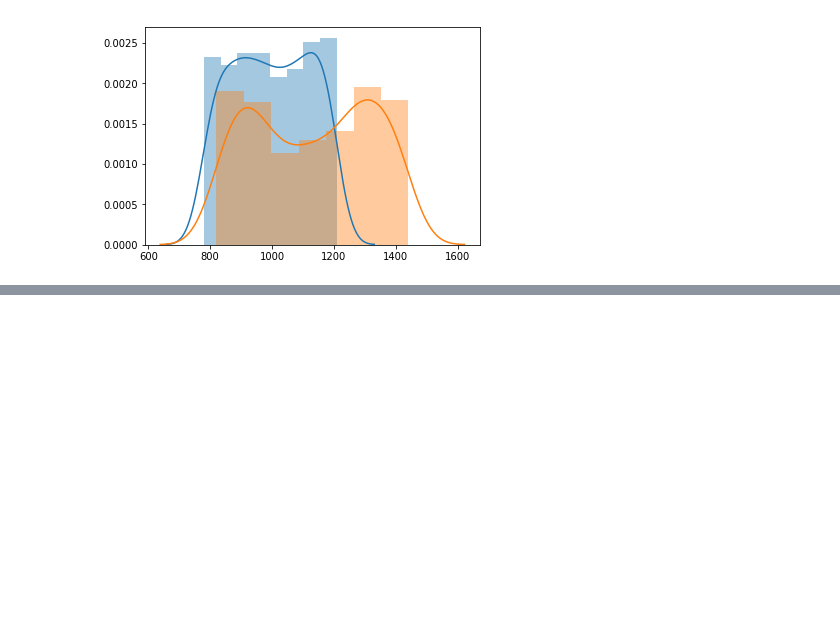
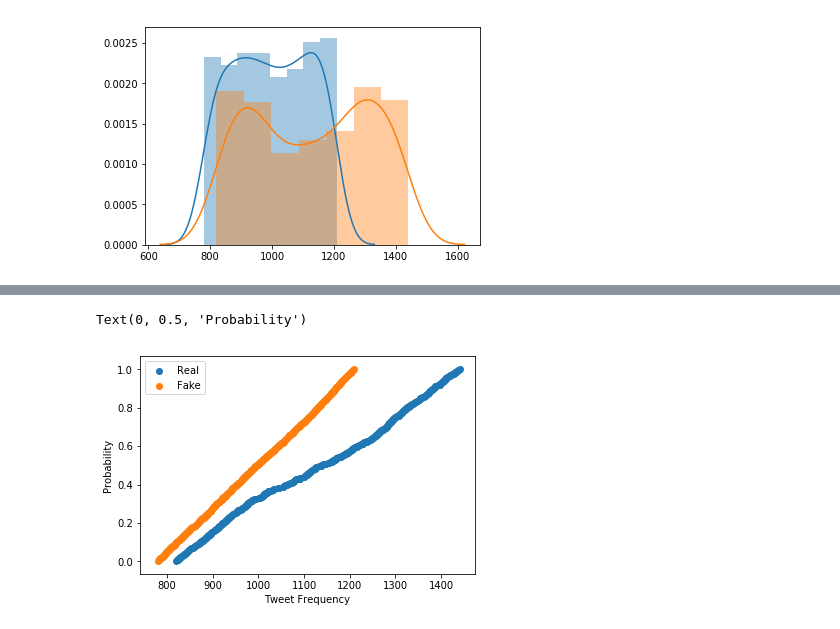
Before and after one commit to henmja/Detecting-Fake-News-and-Rumors-in-Twitter-Using-Deep-Neural-Networks, a Jupyter notebook: Plot.ipynb, the cells around one changed output, grey strips where cells are left out. Drawn from its saved outputs; the diff is of its cells as text; code cells hidden in the pictures; blank space fills up the shorter version.

```diff
--- a/Plot.ipynb
+++ b/Plot.ipynb
@@ -174,0 +203,27 @@ sns.distplot(y)
+# %%
+#CDF
+import numpy as np
+import pandas as pd
+import seaborn as sns
+import matplotlib.pyplot as plt
+
+realTemp=list(realUsers.values())
+ax = plt.subplot(111)
+x = np.sort(realTemp)
+n = x.size
+y = np.arange(1, n+1) / n
+
+ax.scatter(x=x, y=y);
+
+fakeTemp=list(fakeUsers.values())
+ax = plt.subplot(111)
+x = np.sort(fakeTemp)
+n = x.size
+y = np.arange(1, n+1) / n
+
+ax.scatter(x=x, y=y);
+
+ax.legend(('Real','Fake'))
+ax.set_xlabel('Tweet Frequency')
+ax.set_ylabel('Probability')
+# %% [output]
@@ -174,0 +232,2 @@ sns.distplot(y)
+Text(0, 0.5, 'Probability')
+[figure, added]
```
Also changed, not shown: parts of 3 cells of this notebook.
